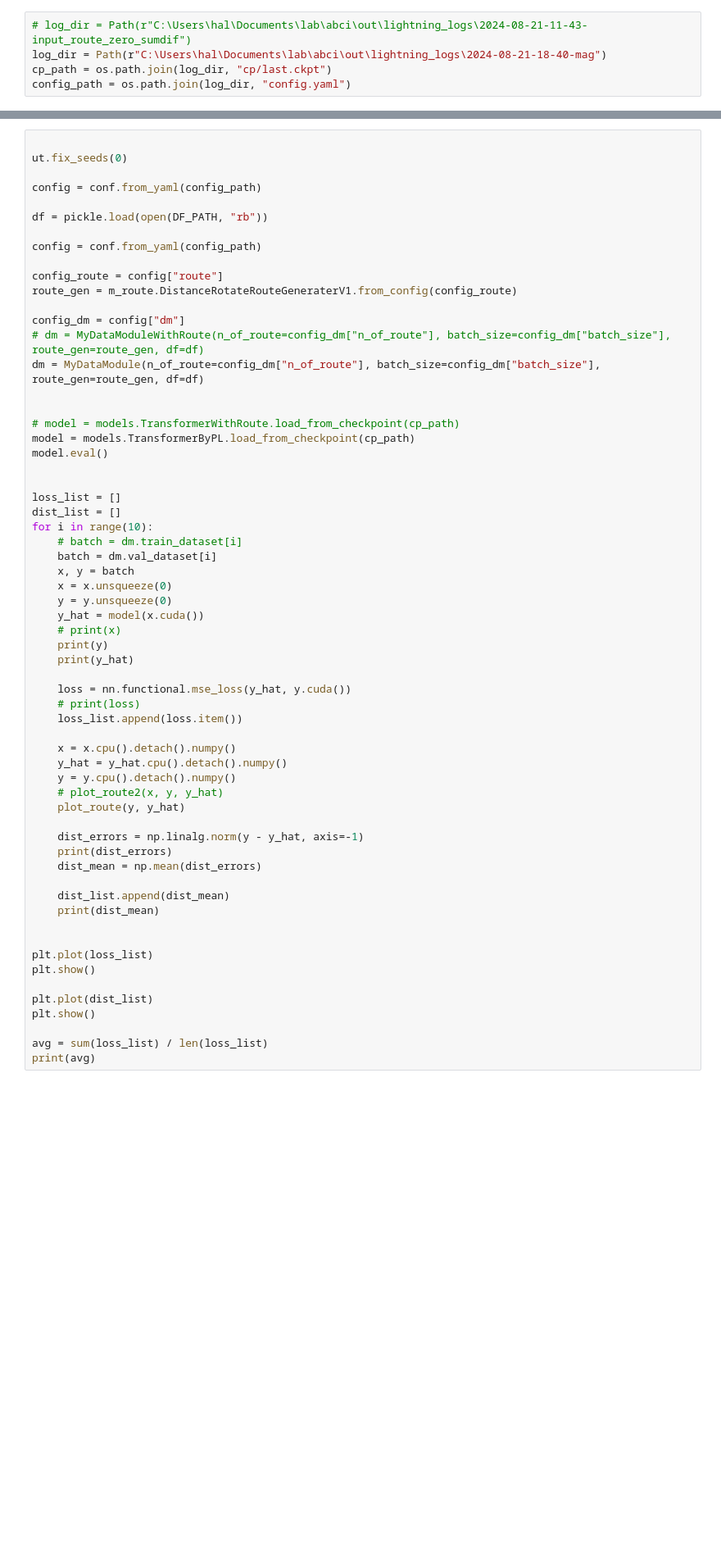
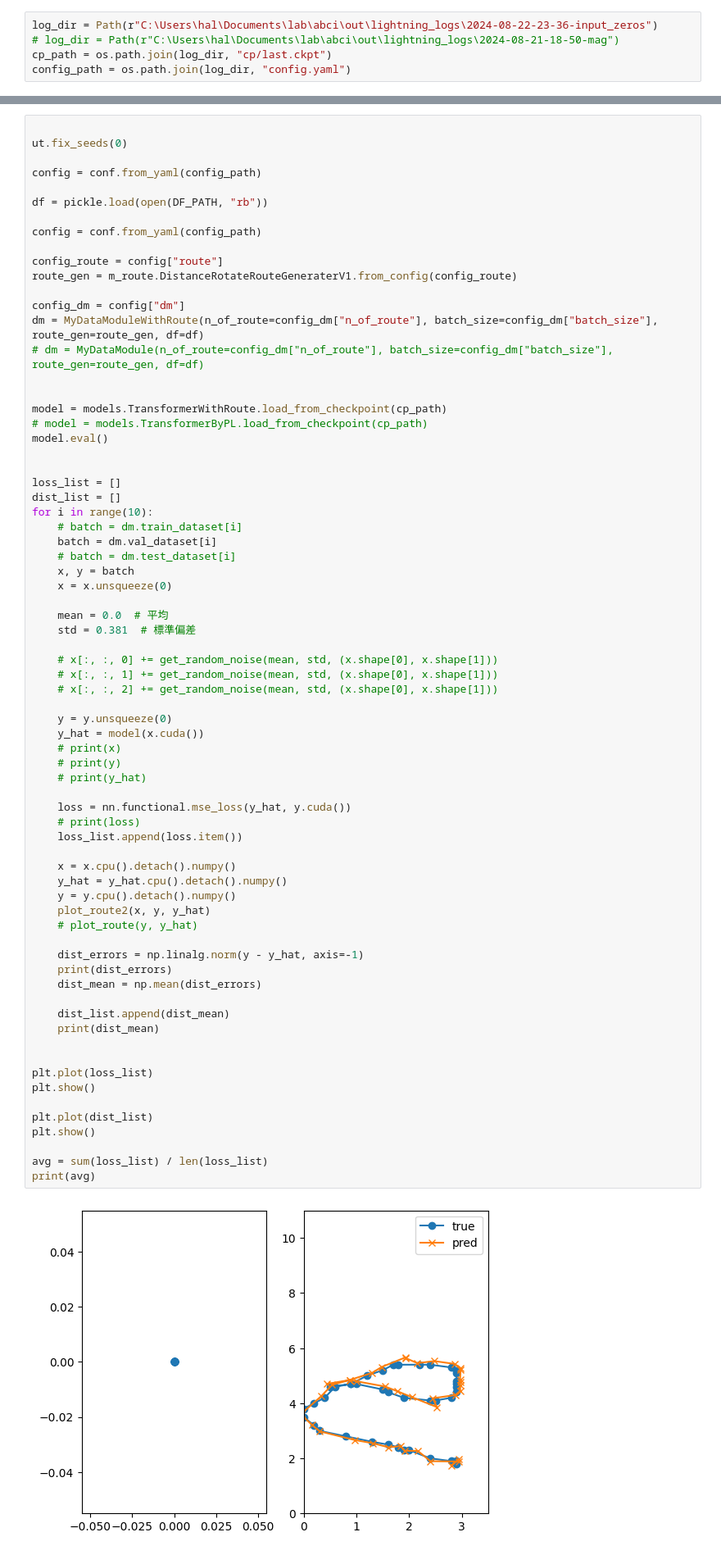
Before and after one commit to hal0309/lab-abci, a Jupyter notebook: _test/show.ipynb, the cells around one changed output, grey strips where cells are left out. Shown at 82% size. Drawn from its saved outputs; the diff is of its cells as text; blank space fills up the shorter version.

```diff
--- a/_test/show.ipynb
+++ b/_test/show.ipynb
@@ -26,8 +27,8 @@ DF_PATH = os.path.join(ROOT_PATH, "data", "df_test.pickle")
 OUTPUT_DIR = os.path.join(ROOT_PATH, "out")
 CONFIG_DIR = os.path.join(ROOT_PATH, "config")
 # %%
-# log_dir = Path(r"C:\Users\hal\Documents\lab\abci\out\lightning_logs\2024-08-21-11-43-input_route_zero_sumdif")
-log_dir = Path(r"C:\Users\hal\Documents\lab\abci\out\lightning_logs\2024-08-21-18-40-mag")
+log_dir = Path(r"C:\Users\hal\Documents\lab\abci\out\lightning_logs\2024-08-22-23-36-input_zeros")
+# log_dir = Path(r"C:\Users\hal\Documents\lab\abci\out\lightning_logs\2024-08-21-18-50-mag")
 cp_path = os.path.join(log_dir, "cp/last.ckpt")
 config_path = os.path.join(log_dir, "config.yaml")
 # %%
@@ -62,12 +70,12 @@ config_route = config["route"]
 route_gen = m_route.DistanceRotateRouteGeneraterV1.from_config(config_route)
 
 config_dm = config["dm"]
-# dm = MyDataModuleWithRoute(n_of_route=config_dm["n_of_route"], batch_size=config_dm["batch_size"], route_gen=route_gen, df=df)
-dm = MyDataModule(n_of_route=config_dm["n_of_route"], batch_size=config_dm["batch_size"], route_gen=route_gen, df=df)
+dm = MyDataModuleWithRoute(n_of_route=config_dm["n_of_route"], batch_size=config_dm["batch_size"], route_gen=route_gen, df=df)
+# dm = MyDataModule(n_of_route=config_dm["n_of_route"], batch_size=config_dm["batch_size"], route_gen=route_gen, df=df)
 
 
-# model = models.TransformerWithRoute.load_from_checkpoint(cp_path)
-model = models.TransformerByPL.load_from_checkpoint(cp_path)
+model = models.TransformerWithRoute.load_from_checkpoint(cp_path)
+# model = models.TransformerByPL.load_from_checkpoint(cp_path)
 model.eval()
 
 
@@ -76,38 +84,48 @@ dist_list = []
 for i in range(10):
     # batch = dm.train_dataset[i]
     batch = dm.val_dataset[i]
+    # batch = dm.test_dataset[i]
     x, y = batch
     x = x.unsqueeze(0)
+
+    mean = 0.0  # 平均
+    std = 0.381  # 標準偏差
+
+    # x[:, :, 0] += get_random_noise(mean, std, (x.shape[0], x.shape[1]))
+    # x[:, :, 1] += get_random_noise(mean, std, (x.shape[0], x.shape[1]))
+    # x[:, :, 2] += get_random_noise(mean, std, (x.shape[0], x.shape[1]))
+
     y = y.unsqueeze(0)
     y_hat = model(x.cuda())
     # print(x)
-    print(y)
-    print(y_hat)
+    # print(y)
+    # print(y_hat)
 
     loss = nn.functional.mse_loss(y_hat, y.cuda())
     # print(loss)
     loss_list.append(loss.item())
 
     x = x.cpu().detach().numpy()
     y_hat = y_hat.cpu().detach().numpy()
     y = y.cpu().detach().numpy()
-    # plot_route2(x, y, y_hat)
-    plot_route(y, y_hat)
+    plot_route2(x, y, y_hat)
+    # plot_route(y, y_hat)
 
     dist_errors = np.linalg.norm(y - y_hat, axis=-1)
     print(dist_errors)
     dist_mean = np.mean(dist_errors)
 
     dist_list.append(dist_mean)
     print(dist_mean)
 
 
 plt.plot(loss_list)
 plt.show()
 
 plt.plot(dist_list)
 plt.show()
 
 avg = sum(loss_list) / len(loss_list)
 print(avg)
 # %% [output]
+[figure, new version]
```
Also changed, not shown: parts of 5 cells of this notebook, 37 other files.
